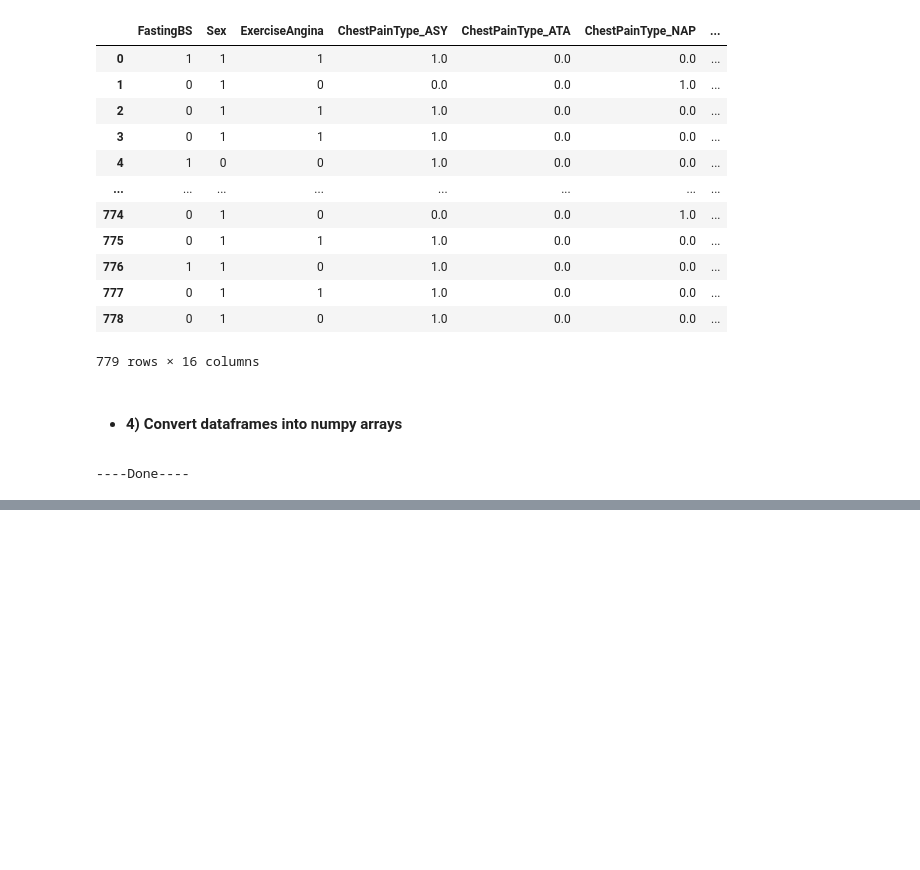
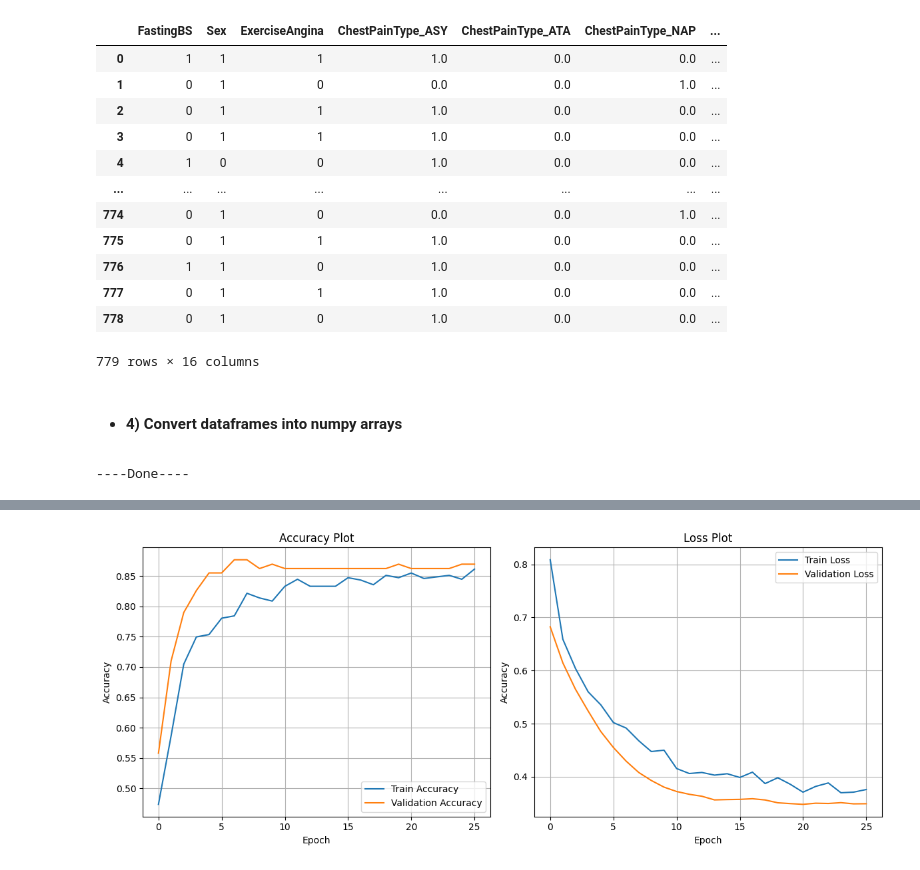
Before and after one commit to Nimaabediforud/Heart-Disease-Prediction, a Jupyter notebook: Notebooks/HDP-ANN.ipynb, the cells around one changed output, grey strips where cells are left out. Drawn from its saved outputs; the diff is of its cells as text; code cells hidden in the pictures; blank space fills up the shorter version.

```diff
--- a/Notebooks/HDP-ANN.ipynb
+++ b/Notebooks/HDP-ANN.ipynb
@@ -387,0 +459,28 @@ print("----Done----")
+# %%
+#-------------------------------------
+# Visualize performance of the model
+#-------------------------------------
+fig, axes = plt.subplots(1, 2, figsize=(12, 5))
+
+# Accuracy comparison
+axes[0].plot(history.history['accuracy'], label="Train Accuracy")
+axes[0].plot(history.history['val_accuracy'], label="Validation Accuracy")
+axes[0].set_title("Accuracy Plot")
+axes[0].set_xlabel("Epoch")
+axes[0].set_ylabel("Accuracy")
+axes[0].grid()
+axes[0].legend()
+
+# Loss comparison
+axes[1].plot(history.history['loss'], label="Train Loss")
+axes[1].plot(history.history['val_loss'], label="Validation Loss")
+axes[1].set_title("Loss Plot")
+axes[1].set_xlabel("Epoch")
+axes[1].set_ylabel("Accuracy")
+axes[1].grid()
+axes[1].legend()
+
+plt.tight_layout()
+plt.show()
+# %% [output]
+[figure, added]
```
Also changed, not shown: parts of 6 cells of this notebook, 7 other files.
